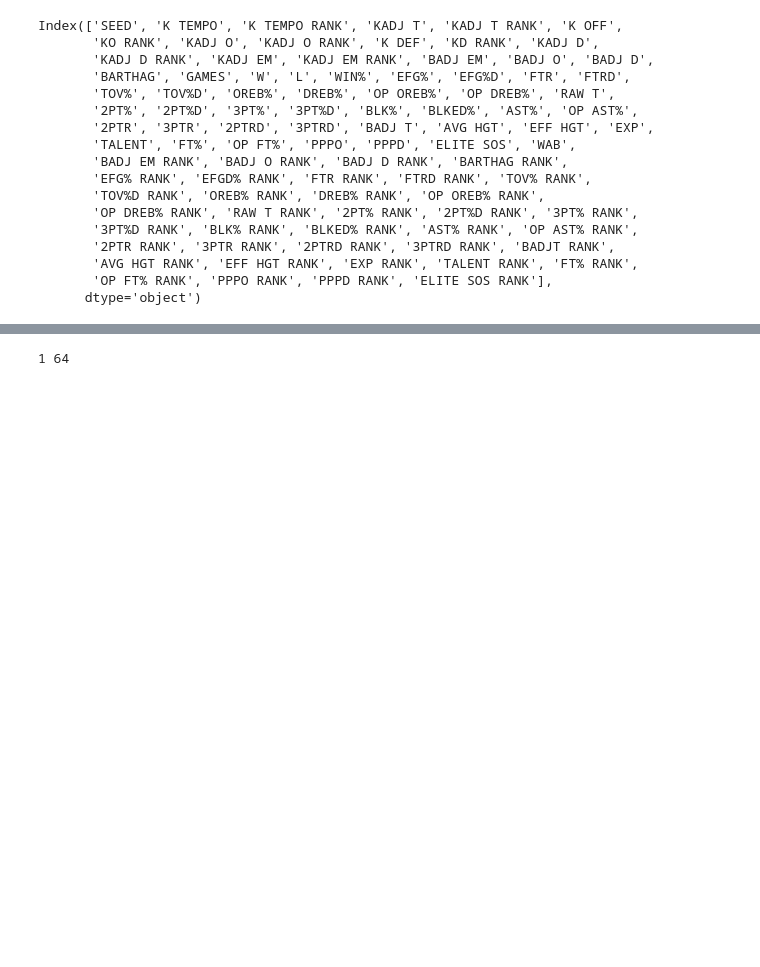
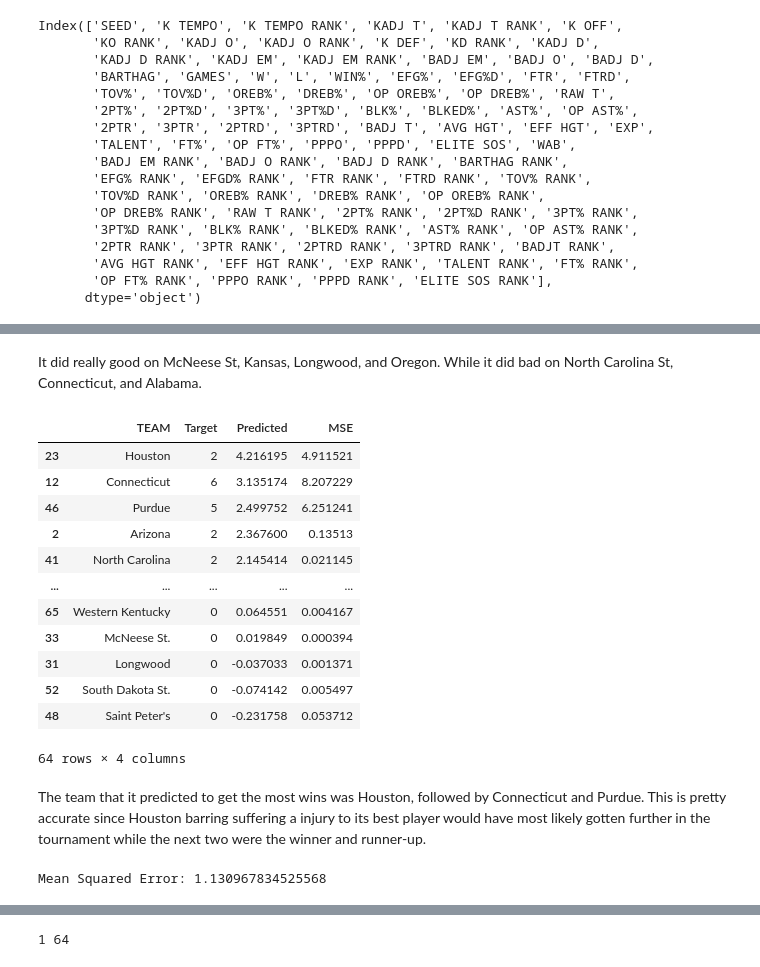
Before and after one commit to rhit-utsisda/ML-Project, a Jupyter notebook: Project/LinRegRound.ipynb, the cells around one changed output, grey strips where cells are left out. Saved outputs shown, nothing was run; the diff lists cells and outputs as text; code cells hidden in the pictures; blank space fills up the shorter version.

```diff
--- a/Project/LinRegRound.ipynb
+++ b/Project/LinRegRound.ipynb
@@ -70,3 +138,28 @@ Test R^2 score: 0.3694284260799361
+# %% [markdown]
+It did really good on McNeese St, Kansas, Longwood, and Oregon. While it did bad on North Carolina St, Connecticut, and Alabama.
+# %%
+predictions_df.sort_values(by='Predicted',ascending=False)
+# %% [output]
+|  | TEAM | Target | Predicted | MSE |
+| 23 | Houston | 2 | 4.216195 | 4.911521 |
+| 12 | Connecticut | 6 | 3.135174 | 8.207229 |
+| 46 | Purdue | 5 | 2.499752 | 6.251241 |
+| 2 | Arizona | 2 | 2.367600 | 0.13513 |
+| 41 | North Carolina | 2 | 2.145414 | 0.021145 |
+| ... | ... | ... | ... | ... |
+| 65 | Western Kentucky | 0 | 0.064551 | 0.004167 |
+| 33 | McNeese St. | 0 | 0.019849 | 0.000394 |
+| 31 | Longwood | 0 | -0.037033 | 0.001371 |
+| 52 | South Dakota St. | 0 | -0.074142 | 0.005497 |
+| 48 | Saint Peter's | 0 | -0.231758 | 0.053712 |
+64 rows × 4 columns
+# %% [markdown]
+The team that it predicted to get the most wins was Houston, followed by Connecticut and Purdue. This is pretty accurate since Houston barring suffering a injury to its best player would have most likely gotten further in the tournament while the next two were the winner and runner-up.
+# %%
+mse = mean_squared_error(y_test, y_pred)
+print('Mean Squared Error:', mse)
+# %% [output]
+Mean Squared Error: 1.130967834525568
 # %%
 coefs = pd.Series(model.coef_, X_train.columns)
 coefs.sort_values(ascending=False)
```
Also changed, not shown: parts of 8 cells of this notebook, 1 other file.
